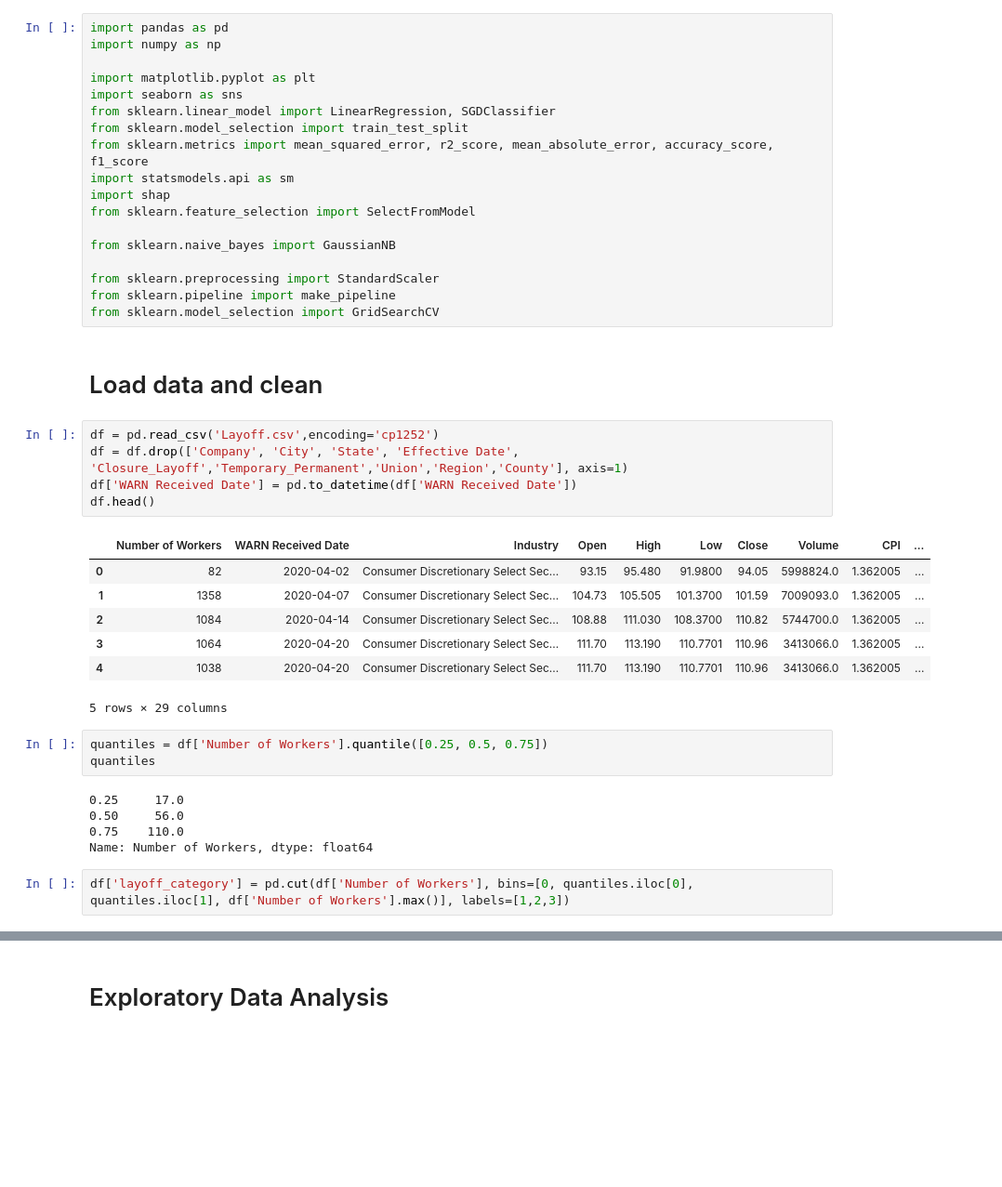
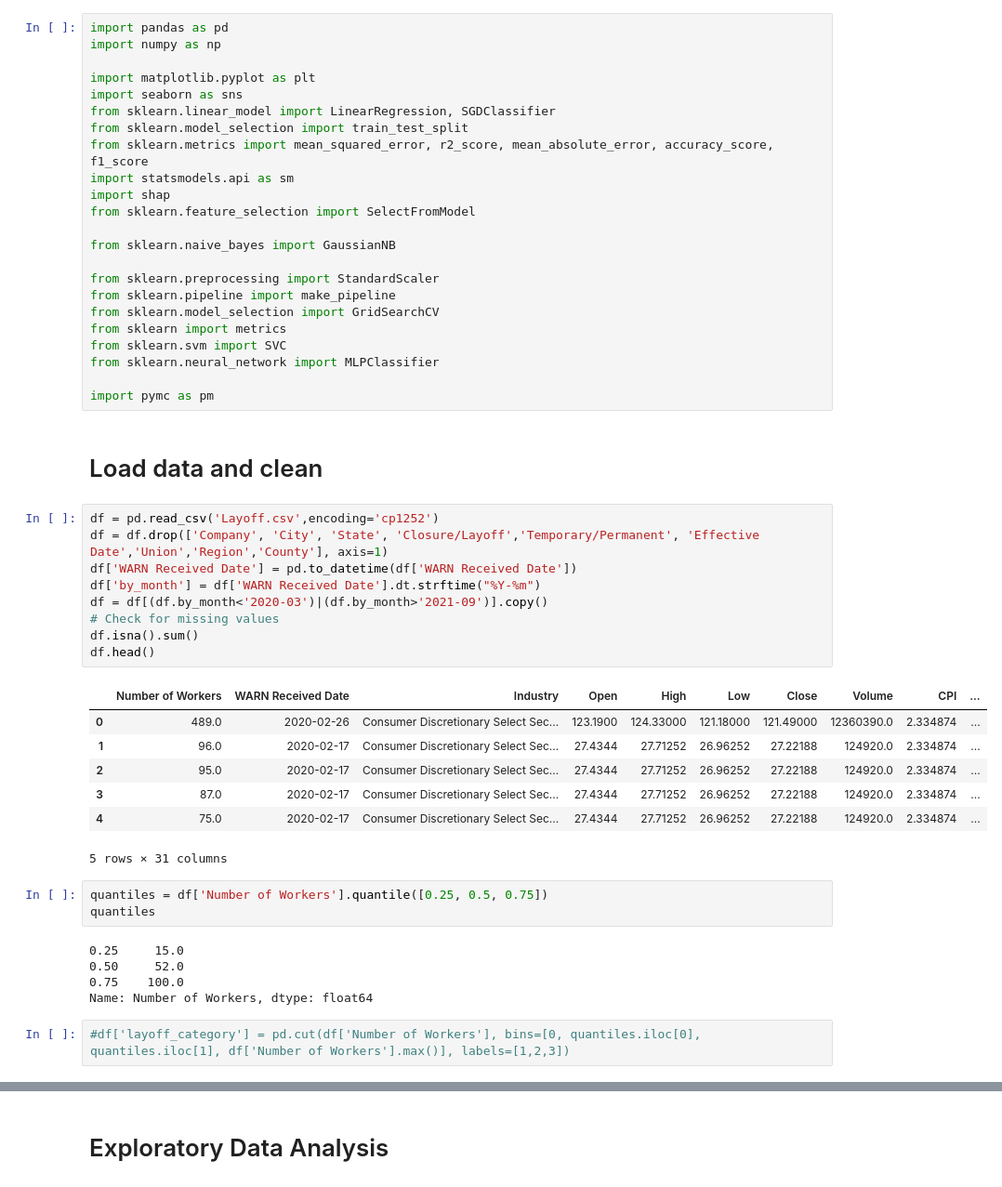
Before and after one commit to darrenmcewan/Layoffs, a Jupyter notebook: model_selection.ipynb, the cells around one changed output, grey strips where cells are left out. Shown at 93% size. Cells and saved outputs as stored; diff of their text form; blank space fills up the shorter version.

```diff
--- a/model_selection.ipynb
+++ b/model_selection.ipynb
@@ -16,30 +16,39 @@ from sklearn.naive_bayes import GaussianNB
 from sklearn.preprocessing import StandardScaler
 from sklearn.pipeline import make_pipeline
 from sklearn.model_selection import GridSearchCV
+from sklearn import metrics
+from sklearn.svm import SVC
+from sklearn.neural_network import MLPClassifier
+
+import pymc as pm
 # %% [markdown]
 # Load data and clean
 # %%
 df = pd.read_csv('Layoff.csv',encoding='cp1252')
-df = df.drop(['Company', 'City', 'State', 'Effective Date', 'Closure_Layoff','Temporary_Permanent','Union','Region','County'], axis=1)
+df = df.drop(['Company', 'City', 'State', 'Closure/Layoff','Temporary/Permanent', 'Effective Date','Union','Region','County'], axis=1)
 df['WARN Received Date'] = pd.to_datetime(df['WARN Received Date'])
+df['by_month'] = df['WARN Received Date'].dt.strftime("%Y-%m")
+df = df[(df.by_month<'2020-03')|(df.by_month>'2021-09')].copy()
+# Check for missing values
+df.isna().sum()
 df.head()
 # %% [output]
 |  | Number of Workers | WARN Received Date | Industry | Open | High | Low | Close | Volume | CPI | ... |
-| 0 | 82 | 2020-04-02 | Consumer Discretionary Select Sec... | 93.15 | 95.480 | 91.9800 | 94.05 | 5998824.0 | 1.362005 | ... |
-| 1 | 1358 | 2020-04-07 | Consumer Discretionary Select Sec... | 104.73 | 105.505 | 101.3700 | 101.59 | 7009093.0 | 1.362005 | ... |
-| 2 | 1084 | 2020-04-14 | Consumer Discretionary Select Sec... | 108.88 | 111.030 | 108.3700 | 110.82 | 5744700.0 | 1.362005 | ... |
-| 3 | 1064 | 2020-04-20 | Consumer Discretionary Select Sec... | 111.70 | 113.190 | 110.7701 | 110.96 | 3413066.0 | 1.362005 | ... |
-| 4 | 1038 | 2020-04-20 | Consumer Discretionary Select Sec... | 111.70 | 113.190 | 110.7701 | 110.96 | 3413066.0 | 1.362005 | ... |
+| 0 | 489.0 | 2020-02-26 | Consumer Discretionary Select Sec... | 123.1900 | 124.33000 | 121.18000 | 121.49000 | 12360390.0 | 2.334874 | ... |
+| 1 | 96.0 | 2020-02-17 | Consumer Discretionary Select Sec... | 27.4344 | 27.71252 | 26.96252 | 27.22188 | 124920.0 | 2.334874 | ... |
+| 2 | 95.0 | 2020-02-17 | Consumer Discretionary Select Sec... | 27.4344 | 27.71252 | 26.96252 | 27.22188 | 124920.0 | 2.334874 | ... |
+| 3 | 87.0 | 2020-02-17 | Consumer Discretionary Select Sec... | 27.4344 | 27.71252 | 26.96252 | 27.22188 | 124920.0 | 2.334874 | ... |
+| 4 | 75.0 | 2020-02-17 | Consumer Discretionary Select Sec... | 27.4344 | 27.71252 | 26.96252 | 27.22188 | 124920.0 | 2.334874 | ... |
-5 rows × 29 columns
+5 rows × 31 columns
 # %%
 quantiles = df['Number of Workers'].quantile([0.25, 0.5, 0.75])
 quantiles
 # %% [output]
-0.25     17.0
-0.50     56.0
-0.75    110.0
+0.25     15.0
+0.50     52.0
+0.75    100.0
 Name: Number of Workers, dtype: float64
 # %%
-df['layoff_category'] = pd.cut(df['Number of Workers'], bins=[0, quantiles.iloc[0], quantiles.iloc[1], df['Number of Workers'].max()], labels=[1,2,3])
+#df['layoff_category'] = pd.cut(df['Number of Workers'], bins=[0, quantiles.iloc[0], quantiles.iloc[1], df['Number of Workers'].max()], labels=[1,2,3])
 # %%
 # Check for missing values
```
Also changed, not shown: parts of 22 cells of this notebook, 3 other files.
